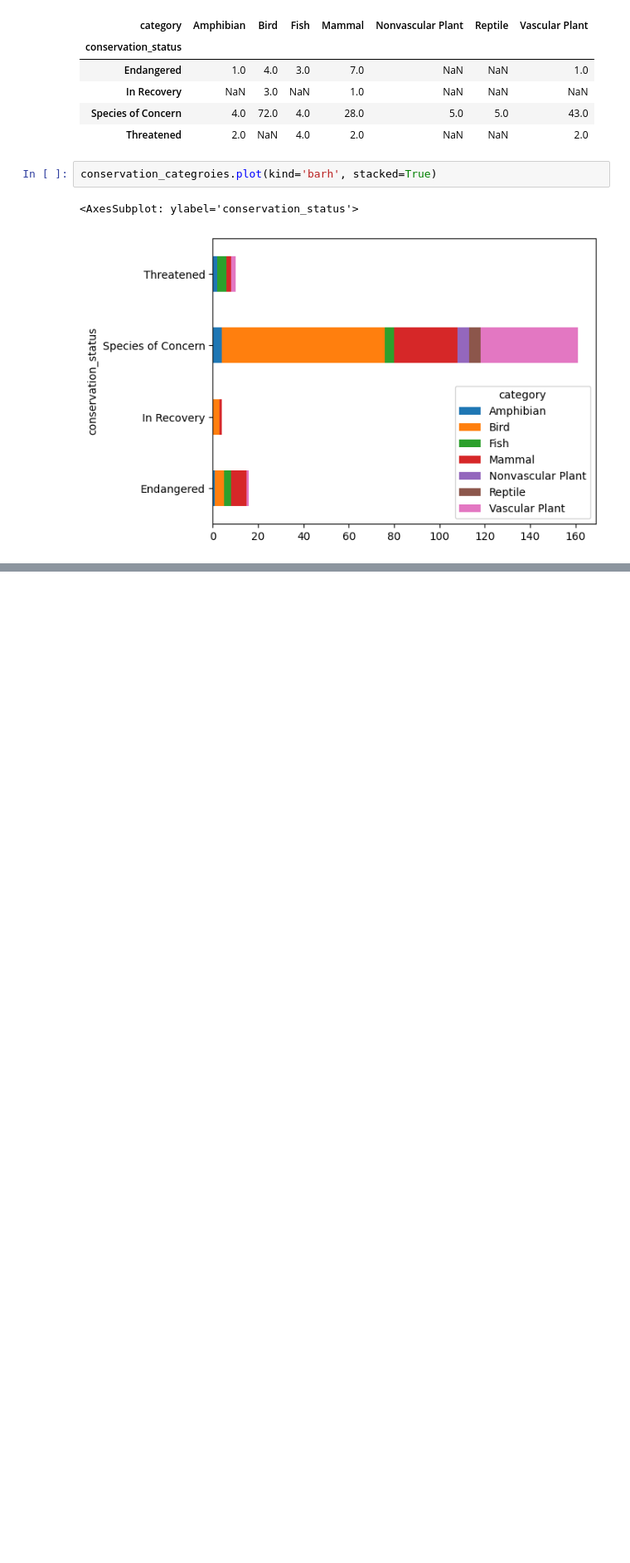
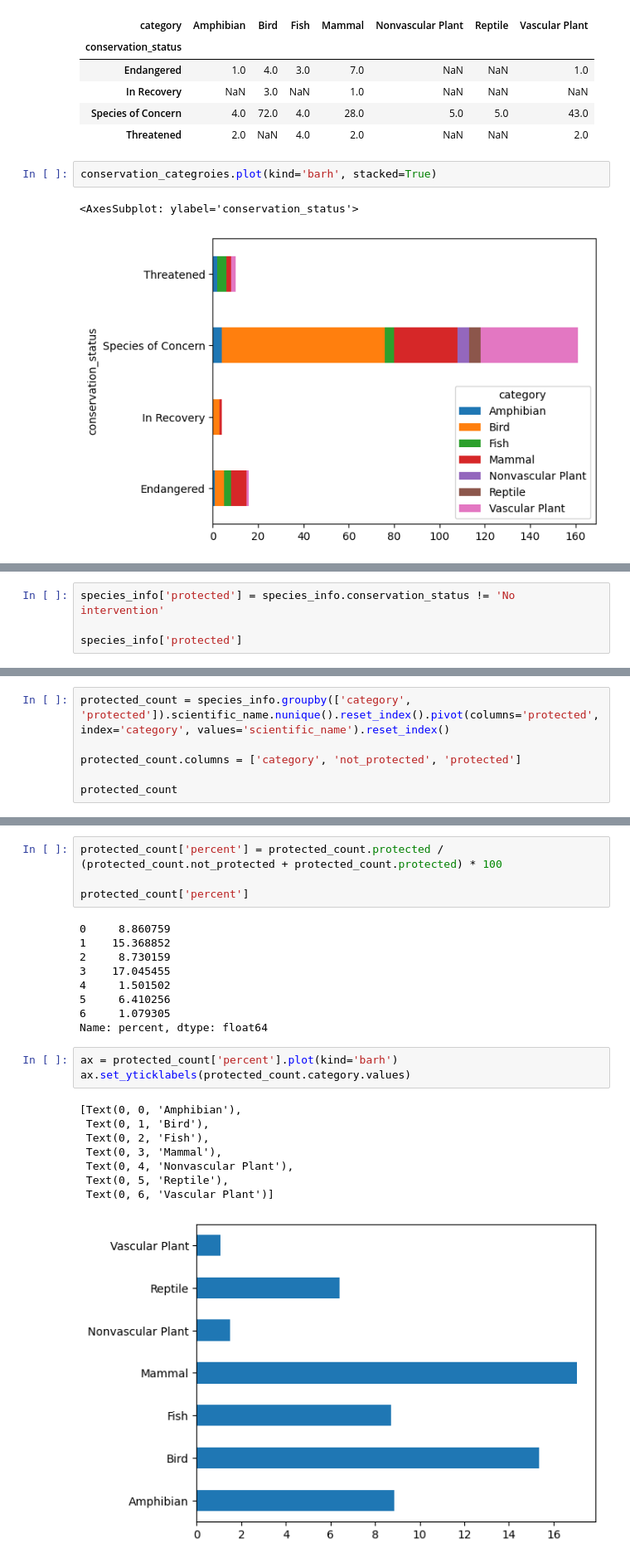
Before and after one commit to adrian-wiktorowicz/biodiversity_starter, a Jupyter notebook: biodiversity.ipynb, the cells around one changed output, grey strips where cells are left out. Shown: that part at 83% size. Cells and saved outputs as stored; diff of their text form; blank space fills up the shorter version.

```diff
--- a/biodiversity.ipynb
+++ b/biodiversity.ipynb
@@ -354,0 +368,4 @@ conservation_categroies.plot(kind='barh', stacked=True)
+# %%
+species_info['protected'] = species_info.conservation_status != 'No intervention'
+
+species_info['protected']
@@ -354,0 +385,6 @@ conservation_categroies.plot(kind='barh', stacked=True)
+# %%
+protected_count = species_info.groupby(['category', 'protected']).scientific_name.nunique().reset_index().pivot(columns='protected', index='category', values='scientific_name').reset_index()
+
+protected_count.columns = ['category', 'not_protected', 'protected']
+
+protected_count
@@ -354,0 +400,25 @@ conservation_categroies.plot(kind='barh', stacked=True)
+# %%
+protected_count['percent'] = protected_count.protected / (protected_count.not_protected + protected_count.protected) * 100
+
+protected_count['percent']
+# %% [output]
+0     8.860759
+1    15.368852
+2     8.730159
+3    17.045455
+4     1.501502
+5     6.410256
+6     1.079305
+Name: percent, dtype: float64
+# %%
+ax = protected_count['percent'].plot(kind='barh')
+ax.set_yticklabels(protected_count.category.values)
+# %% [output]
+[Text(0, 0, 'Amphibian'),
+ Text(0, 1, 'Bird'),
+ Text(0, 2, 'Fish'),
+ Text(0, 3, 'Mammal'),
+ Text(0, 4, 'Nonvascular Plant'),
+ Text(0, 5, 'Reptile'),
+ Text(0, 6, 'Vascular Plant')]
+[figure, added]
```
Also changed, not shown: parts of 14 cells of this notebook.
